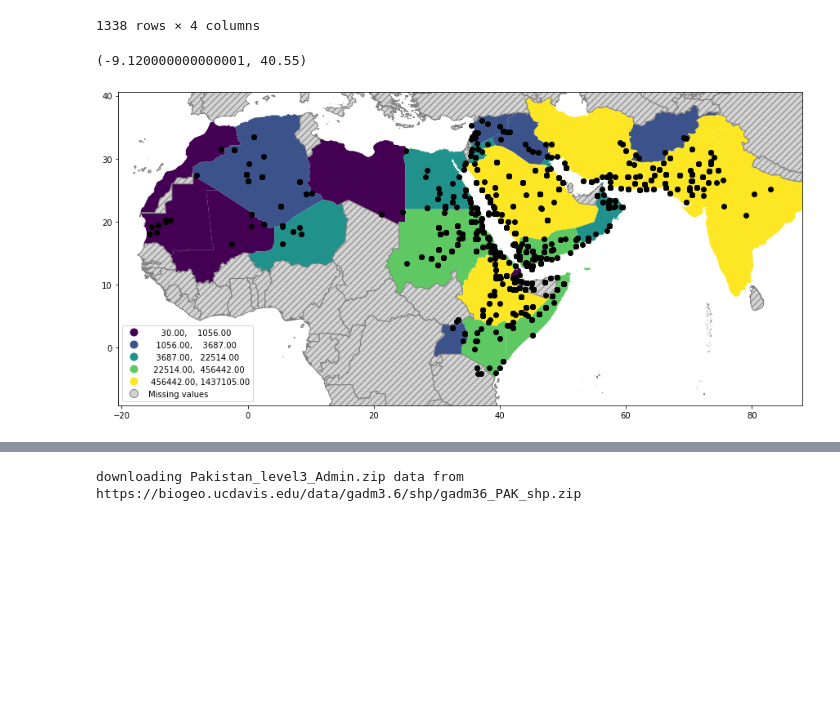
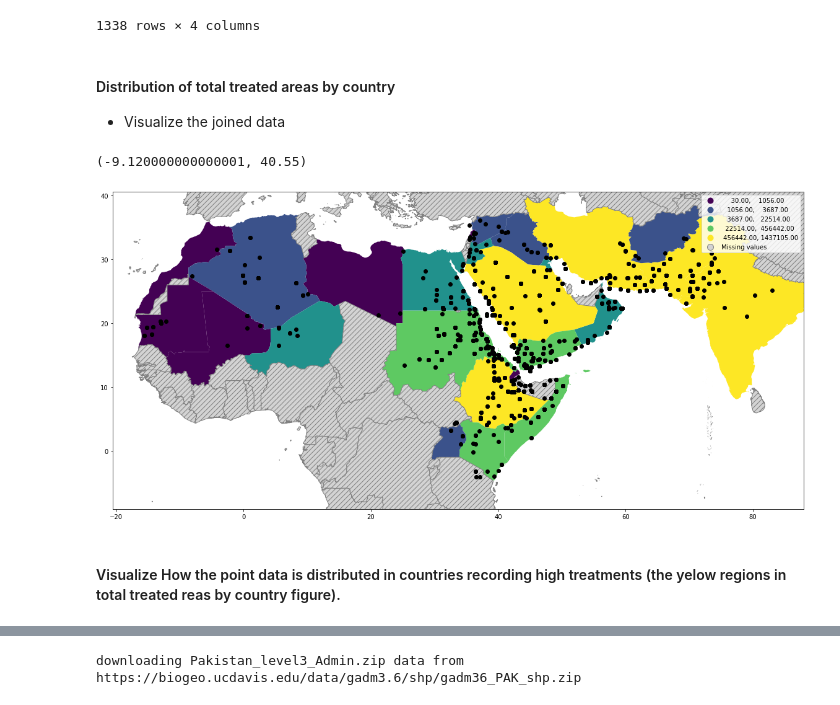
Before and after one commit to Reaganokoth/internship, a Jupyter notebook: Plotting_DL_treatment.ipynb, the cells around one changed output, grey strips where cells are left out. Drawn from its saved outputs; the diff is of its cells as text; code cells hidden in the pictures; blank space fills up the shorter version.

Commit message:
Improved Visualization

```diff
--- a/Plotting_DL_treatment.ipynb
+++ b/Plotting_DL_treatment.ipynb
@@ -378,28 +474,33 @@ gdf
 | 1336 | 2019 | Aug | INDIA | POINT (73.22000 28.01000) |
 | 1337 | 2019 | Aug | INDIA | POINT (73.54000 29.19000) |
 1338 rows × 4 columns
+# %% [markdown]
+#### Distribution of total treated areas by country
+- Visualize the joined data
 # %%
 minx, miny, maxx, maxy = gdf.total_bounds
 
 
 
-ax = gdf.plot(figsize=(15,10),color='k', zorder=2,legend=True)
+ax = gdf.plot(figsize=(20,15),color='k', zorder=2,legend=True)
 world_level_0_country_sum_joined.plot(ax=ax,
                                      zorder =1,
                                      column="T_area (ha)",
                                      legend=True,
                                      scheme="quantiles",
                                       missing_kwds={
                                           "color": "lightgrey",
                                           "edgecolor": "grey",
                                           "hatch": "///",
                                           "label": "Missing values",},
                                      )
 ax.set_xlim(minx-5, maxx +5)
 ax.set_ylim(miny-5, maxy-30)
 # %% [output]
 (-9.120000000000001, 40.55)
-[figure, old version]
+[figure, new version]
+# %% [markdown]
+#### Visualize How the point data is distributed in countries recording high treatments (the yelow regions in total treated reas by country figure).
 # %%
 # Make a function to plot specific country
 
```
Also changed, not shown: parts of 23 cells of this notebook, 16 other files.
